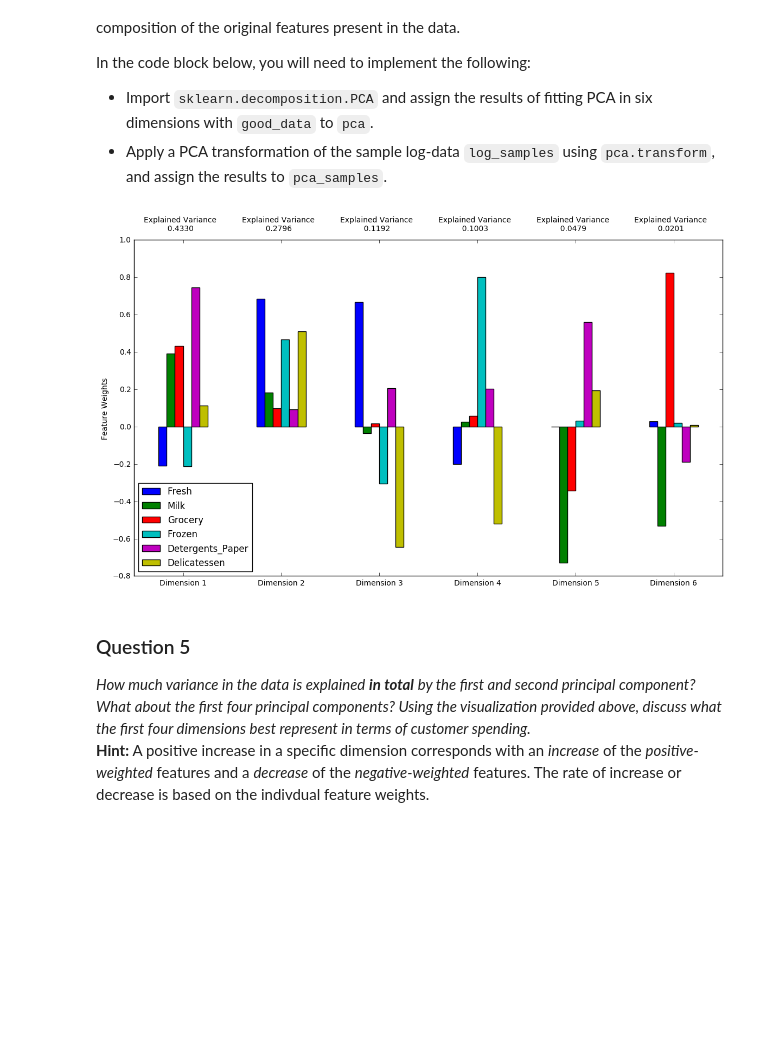
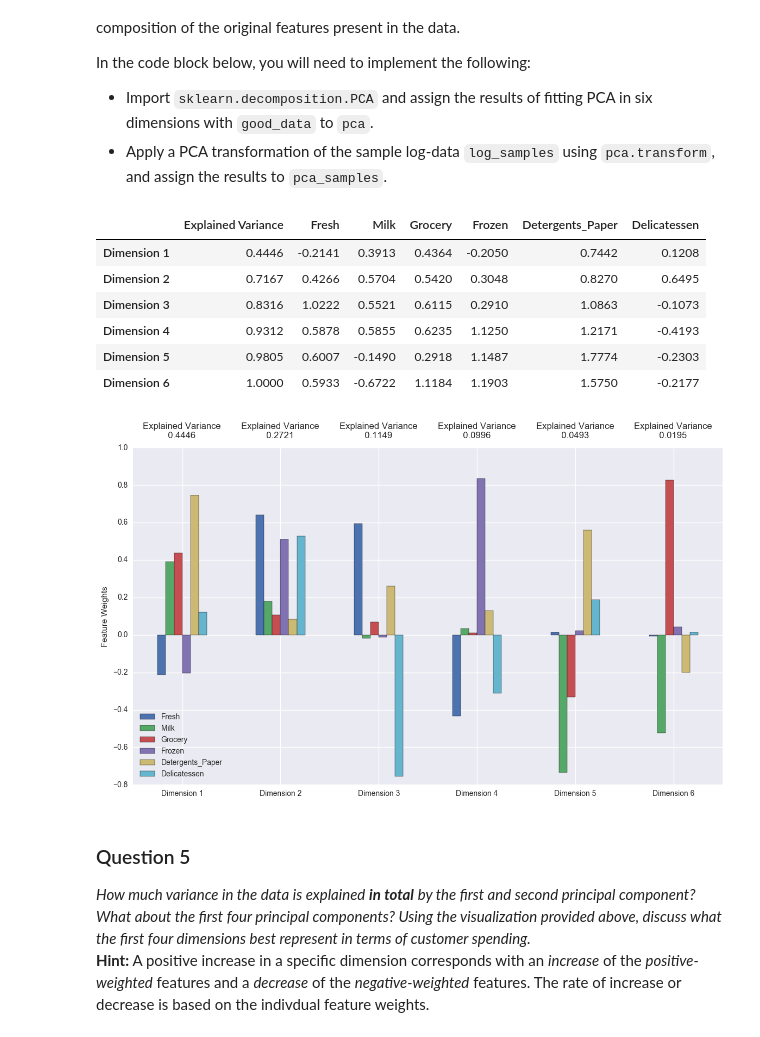
Before and after one commit to Daard/ML-Nanodegree, a Jupyter notebook: creating_customer_segments/customer_segments.ipynb, the cells around one changed output. Saved outputs shown, nothing was run; the diff lists cells and outputs as text; code cells hidden in the pictures; blank space fills up the shorter version.

```diff
--- a/creating_customer_segments/customer_segments.ipynb
+++ b/creating_customer_segments/customer_segments.ipynb
@@ -65,6 +65,10 @@ indices = [data['Delicatessen'].argmax(),
 samples = pd.DataFrame(data.loc[indices], columns = data.keys()).reset_index(drop = True)
 print "Chosen samples of wholesale customers dataset:"
 display(samples)
+
+samples_bar = samples.append(data.describe().loc['mean'])
+samples_bar.index = indices + ['mean']
+_ = samples_bar.plot(kind='bar', figsize=(14,6))
 # %% [output]
 Chosen samples of wholesale customers dataset:
 |  | Fresh | Milk | Grocery | Frozen | Detergents_Paper | Delicatessen |
@@ -221,7 +227,7 @@ all = [66, 95, 96, 218, 338,
        38, 65, 420,
        75, 122, 142, 154, 161, 177, 204, 237, 289, 338, 356, 402,
        66, 109, 128, 137, 142, 154, 184, 187, 203, 233, 285, 289]
-outliers  = [75, 154, 289]
+outliers  = [66, 75, 154, 289, 338]
 
 # Remove the outliers, if any were specified
 good_data = log_data.drop(log_data.index[outliers]).reset_index(drop = True)
@@ -290,15 +296,24 @@ In the code block below, you will need to implement the following:
 # %%
 # TODO: Apply PCA by fitting the good data with the same number of dimensions as features
 from sklearn.decomposition import PCA
 pca = PCA(n_components=6).fit(good_data)
 
 # TODO: Transform the sample log-data using the PCA fit above
 pca_samples = pca.transform(log_samples)
 
 # Generate PCA results plot
 pca_results = rs.pca_results(good_data, pca)
+
+pca_results.cumsum()
 # %% [output]
+|  | Explained Variance | Fresh | Milk | Grocery | Frozen | Detergents_Paper | Delicatessen |
+| Dimension 1 | 0.4446 | -0.2141 | 0.3913 | 0.4364 | -0.2050 | 0.7442 | 0.1208 |
+| Dimension 2 | 0.7167 | 0.4266 | 0.5704 | 0.5420 | 0.3048 | 0.8270 | 0.6495 |
+| Dimension 3 | 0.8316 | 1.0222 | 0.5521 | 0.6115 | 0.2910 | 1.0863 | -0.1073 |
+| Dimension 4 | 0.9312 | 0.5878 | 0.5855 | 0.6235 | 1.1250 | 1.2171 | -0.4193 |
+| Dimension 5 | 0.9805 | 0.6007 | -0.1490 | 0.2918 | 1.1487 | 1.7774 | -0.2303 |
+| Dimension 6 | 1.0000 | 0.5933 | -0.6722 | 1.1184 | 1.1903 | 1.5750 | -0.2177 |
-[figure, old version]
+[figure, new version]
 # %% [markdown]
 ### Question 5
 *How much variance in the data is explained* ***in total*** *by the first and second principal component? What about the first four principal components? Using the visualization provided above, discuss what the first four dimensions best represent in terms of customer spending.*
```
Also changed, not shown: parts of 24 cells of this notebook, 1 other file.
